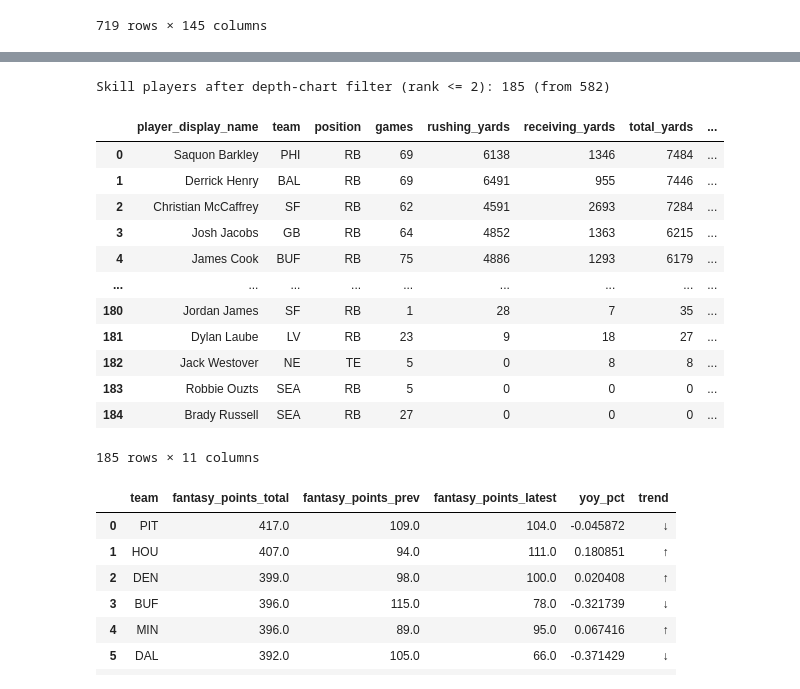
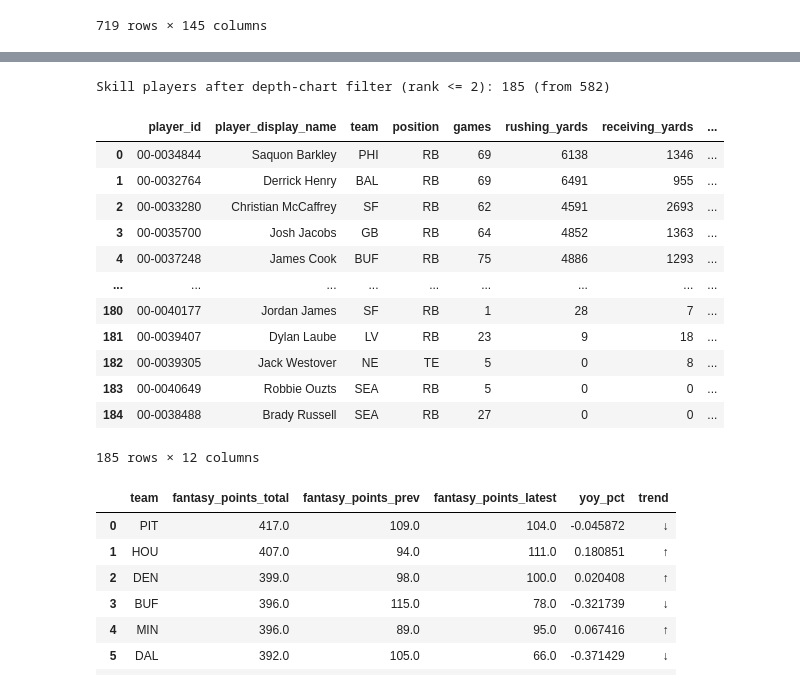
Before and after one commit to broverlord93/about, a Jupyter notebook: nfl_analyzer/src/nfl_analyzer/draft_analysis.ipynb, the cells around one changed output, grey strips where cells are left out. Saved outputs shown, nothing was run; the diff lists cells and outputs as text; code cells hidden in the pictures.

```diff
--- a/nfl_analyzer/src/nfl_analyzer/draft_analysis.ipynb
+++ b/nfl_analyzer/src/nfl_analyzer/draft_analysis.ipynb
@@ -270,46 +272,47 @@ skill_rankings = skill_rankings[
 print(
     f"Skill players after depth-chart filter (rank <= 2): "
     f"{len(skill_rankings)} (from {before})"
 )
 skill_rankings["total_yards"] = (
     skill_rankings["rushing_yards"].fillna(0)
     + skill_rankings["receiving_yards"].fillna(0)
 )
 skill_rankings = skill_rankings.merge(player_yoy, on="player_id", how="left")
 skill_rankings = (
     skill_rankings.sort_values("total_yards", ascending=False)[
         [
+            "player_id",
             "player_display_name",
             "team",
             "position",
             "games",
             "rushing_yards",
             "receiving_yards",
             "total_yards",
             "fantasy_points_prev",
             "fantasy_points_latest",
             "yoy_pct",
             "trend",
         ]
     ]
     .reset_index(drop=True)
 )
 skill_rankings
 # %% [output]
 Skill players after depth-chart filter (rank <= 2): 185 (from 582)
-|  | player_display_name | team | position | games | rushing_yards | receiving_yards | total_yards | ... |
-| 0 | Saquon Barkley | PHI | RB | 69 | 6138 | 1346 | 7484 | ... |
-| 1 | Derrick Henry | BAL | RB | 69 | 6491 | 955 | 7446 | ... |
-| 2 | Christian McCaffrey | SF | RB | 62 | 4591 | 2693 | 7284 | ... |
-| 3 | Josh Jacobs | GB | RB | 64 | 4852 | 1363 | 6215 | ... |
-| 4 | James Cook | BUF | RB | 75 | 4886 | 1293 | 6179 | ... |
+|  | player_id | player_display_name | team | position | games | rushing_yards | receiving_yards | ... |
+| 0 | 00-0034844 | Saquon Barkley | PHI | RB | 69 | 6138 | 1346 | ... |
+| 1 | 00-0032764 | Derrick Henry | BAL | RB | 69 | 6491 | 955 | ... |
+| 2 | 00-0033280 | Christian McCaffrey | SF | RB | 62 | 4591 | 2693 | ... |
+| 3 | 00-0035700 | Josh Jacobs | GB | RB | 64 | 4852 | 1363 | ... |
+| 4 | 00-0037248 | James Cook | BUF | RB | 75 | 4886 | 1293 | ... |
 | ... | ... | ... | ... | ... | ... | ... | ... | ... |
-| 180 | Jordan James | SF | RB | 1 | 28 | 7 | 35 | ... |
-| 181 | Dylan Laube | LV | RB | 23 | 9 | 18 | 27 | ... |
-| 182 | Jack Westover | NE | TE | 5 | 0 | 8 | 8 | ... |
-| 183 | Robbie Ouzts | SEA | RB | 5 | 0 | 0 | 0 | ... |
-| 184 | Brady Russell | SEA | RB | 27 | 0 | 0 | 0 | ... |
+| 180 | 00-0040177 | Jordan James | SF | RB | 1 | 28 | 7 | ... |
+| 181 | 00-0039407 | Dylan Laube | LV | RB | 23 | 9 | 18 | ... |
+| 182 | 00-0039305 | Jack Westover | NE | TE | 5 | 0 | 8 | ... |
+| 183 | 00-0040649 | Robbie Ouzts | SEA | RB | 5 | 0 | 0 | ... |
+| 184 | 00-0038488 | Brady Russell | SEA | RB | 27 | 0 | 0 | ... |
-185 rows × 11 columns
+185 rows × 12 columns
 # %%
 dst_rankings = (
     dst_season_fp.groupby("team", as_index=False)["fantasy_points"]
```
Also changed, not shown: parts of 3 cells of this notebook, 3 other files.
